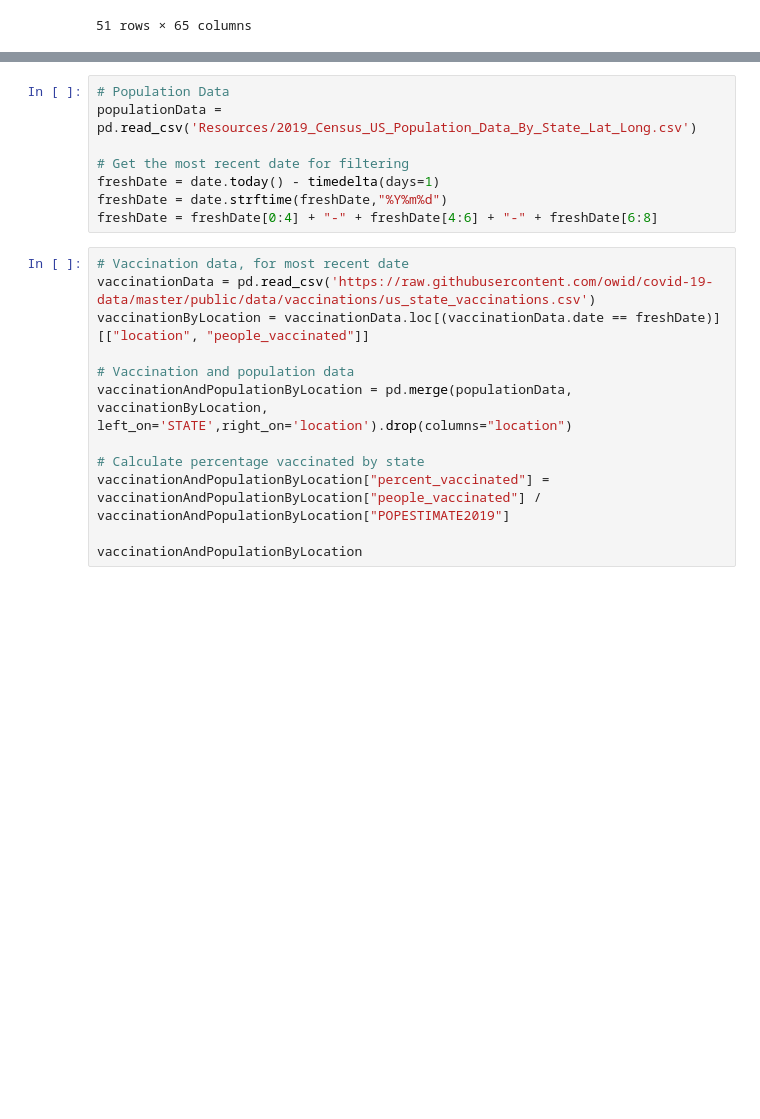
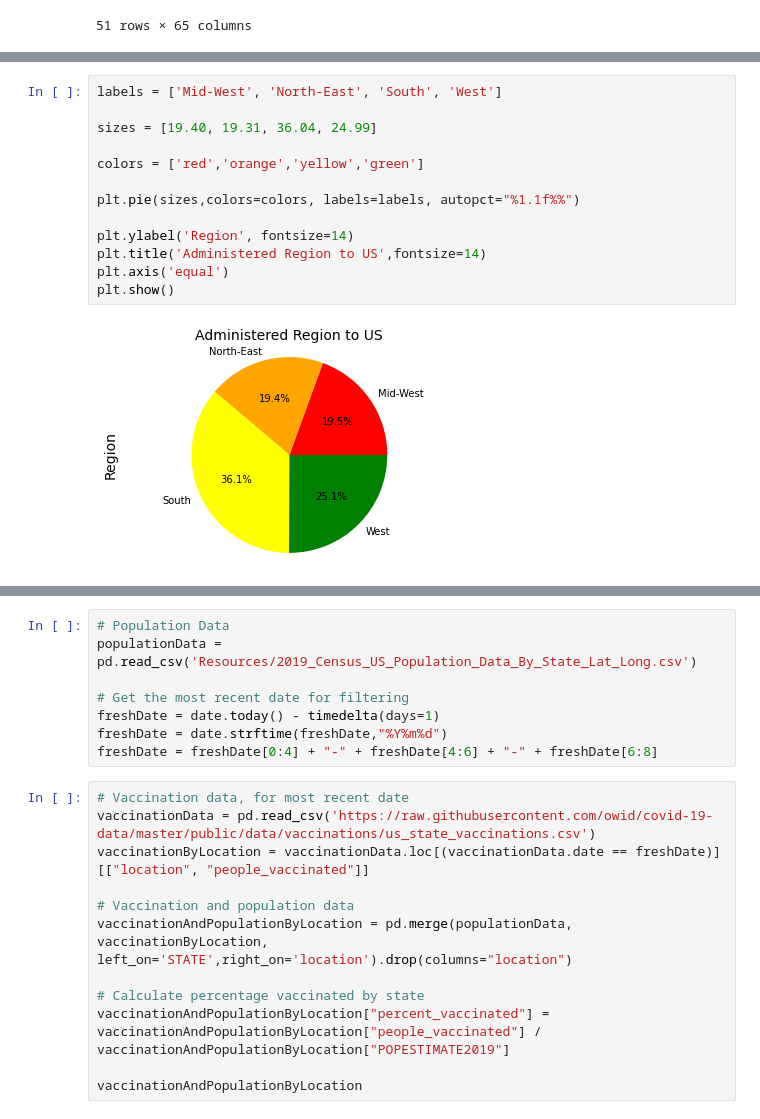
Before and after one commit to Ramsha2025/US-Vaccine-Tracker-Challenge, a Jupyter notebook: US-Vaccine-Tracker.ipynb, the cells around one changed output, grey strips where cells are left out. Cells and saved outputs as stored; diff of their text form; blank space fills up the shorter version.

```diff
--- a/US-Vaccine-Tracker.ipynb
+++ b/US-Vaccine-Tracker.ipynb
@@ -168,0 +259,15 @@ SyntaxError: unexpected EOF while parsing (<ipython-input-9-b20f0e0d2c73>, line
+# %%
+labels = ['Mid-West', 'North-East', 'South', 'West']
+
+sizes = [19.40, 19.31, 36.04, 24.99]
+
+colors = ['red','orange','yellow','green']
+
+plt.pie(sizes,colors=colors, labels=labels, autopct="%1.1f%%")
+
+plt.ylabel('Region', fontsize=14)
+plt.title('Administered Region to US',fontsize=14)
+plt.axis('equal')
+plt.show()
+# %% [output]
+[figure, added]
```
Also changed, not shown: parts of 25 cells of this notebook, 1 other file.
